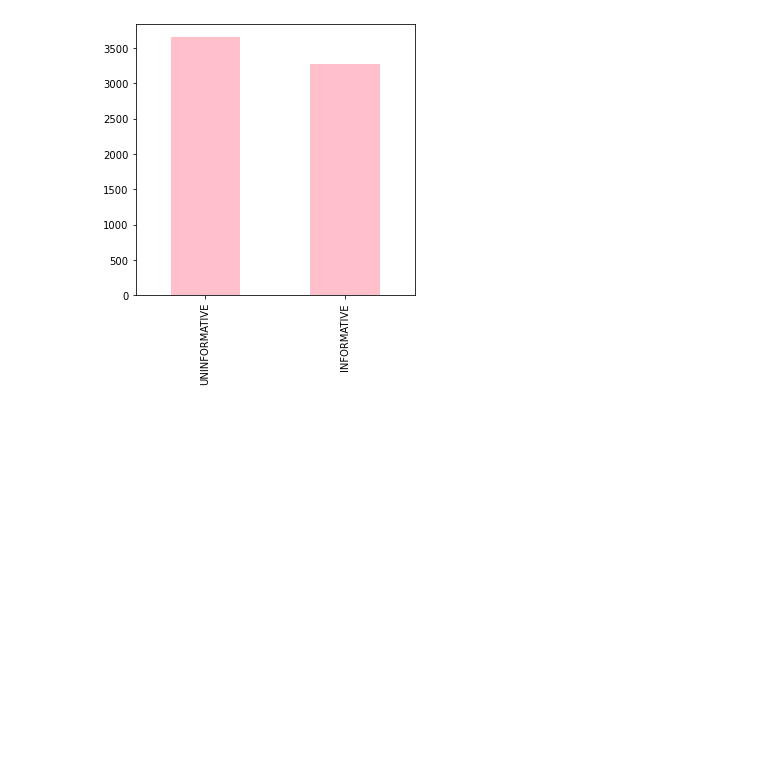
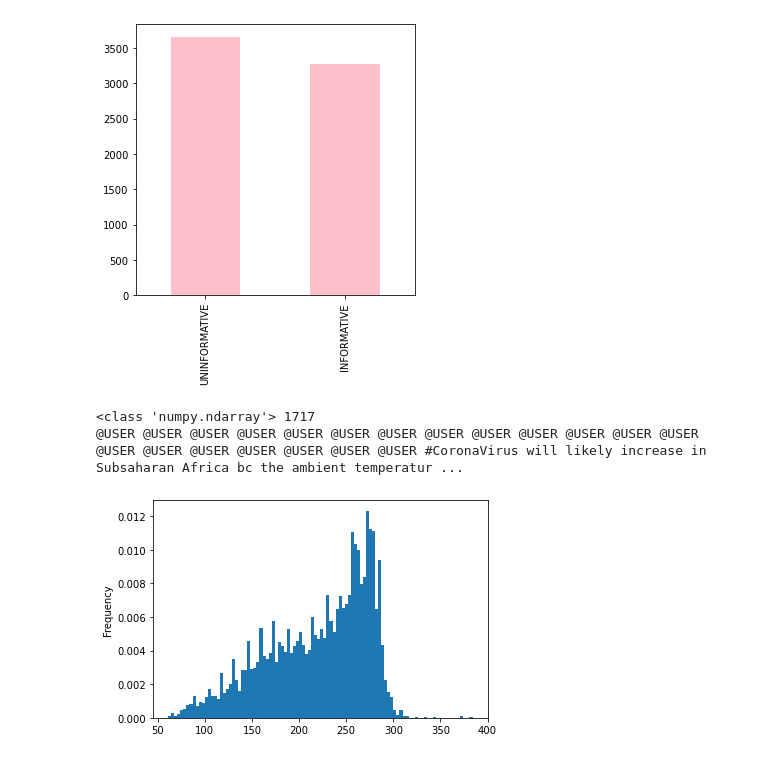
Before and after one commit to cn-mm/BioNLP, a Jupyter notebook: About_The_Data.ipynb, the cells around one changed output. Cells and saved outputs as stored; diff of their text form; code cells hidden in the pictures; blank space fills up the shorter version.

```diff
--- a/About_The_Data.ipynb
+++ b/About_The_Data.ipynb
@@ -78,5 +80,21 @@ UNINFORMATIVE    3663
 INFORMATIVE      3273
 Name: Label, dtype: int64
 [figure]
+# %%
+# Temp keeping becuase used to debug clumps of data in the training set
+#length_train = train['Text'].str.len().plot.hist(color = 'yellow', figsize = (15, 4))
+l = np.array([le for le in train['Text'].str.len()])
+print(type(l), np.argmax(l, axis=0))
+num = np.argmax(l, axis=0)
+#print(max(l))
+plt.hist(l, density=True, bins=100)  # `density=False` would make counts
+plt.ylabel('Frequency')
+#plt.xlabel('')
+print(train['Text'][num])
+# 4339 is problematic, too mant tweets are clubbed together
+# %% [output]
+<class 'numpy.ndarray'> 1717
+@USER @USER @USER @USER @USER @USER @USER @USER @USER @USER @USER @USER @USER @USER @USER @USER @USER @USER @USER @USER #CoronaVirus will likely increase in Subsaharan Africa bc the ambient temperatur ...
+[figure, added]
 # %%
 # checking the distribution of tweets in the data
```
Also changed, not shown: parts of 12 cells of this notebook, 1 other file.
